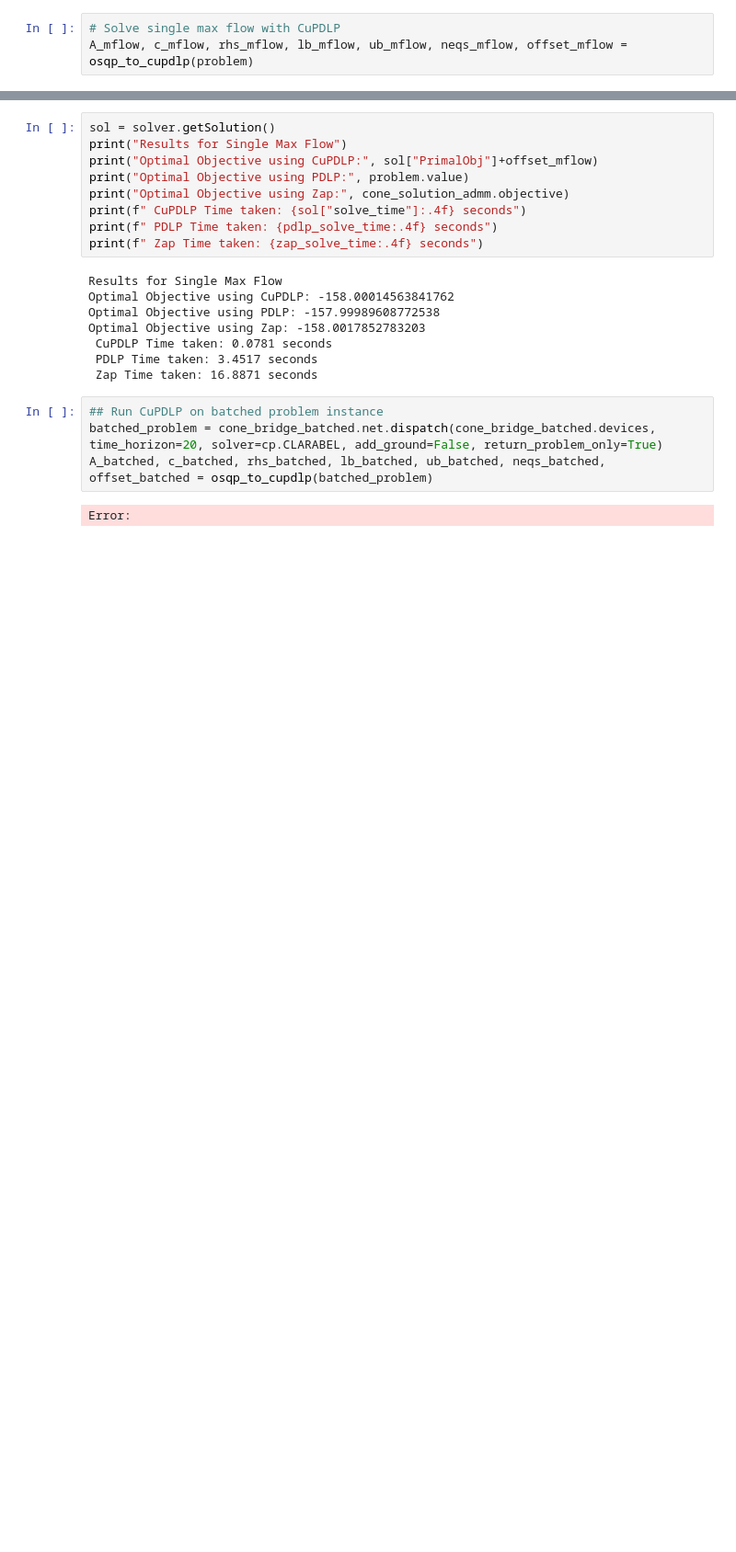
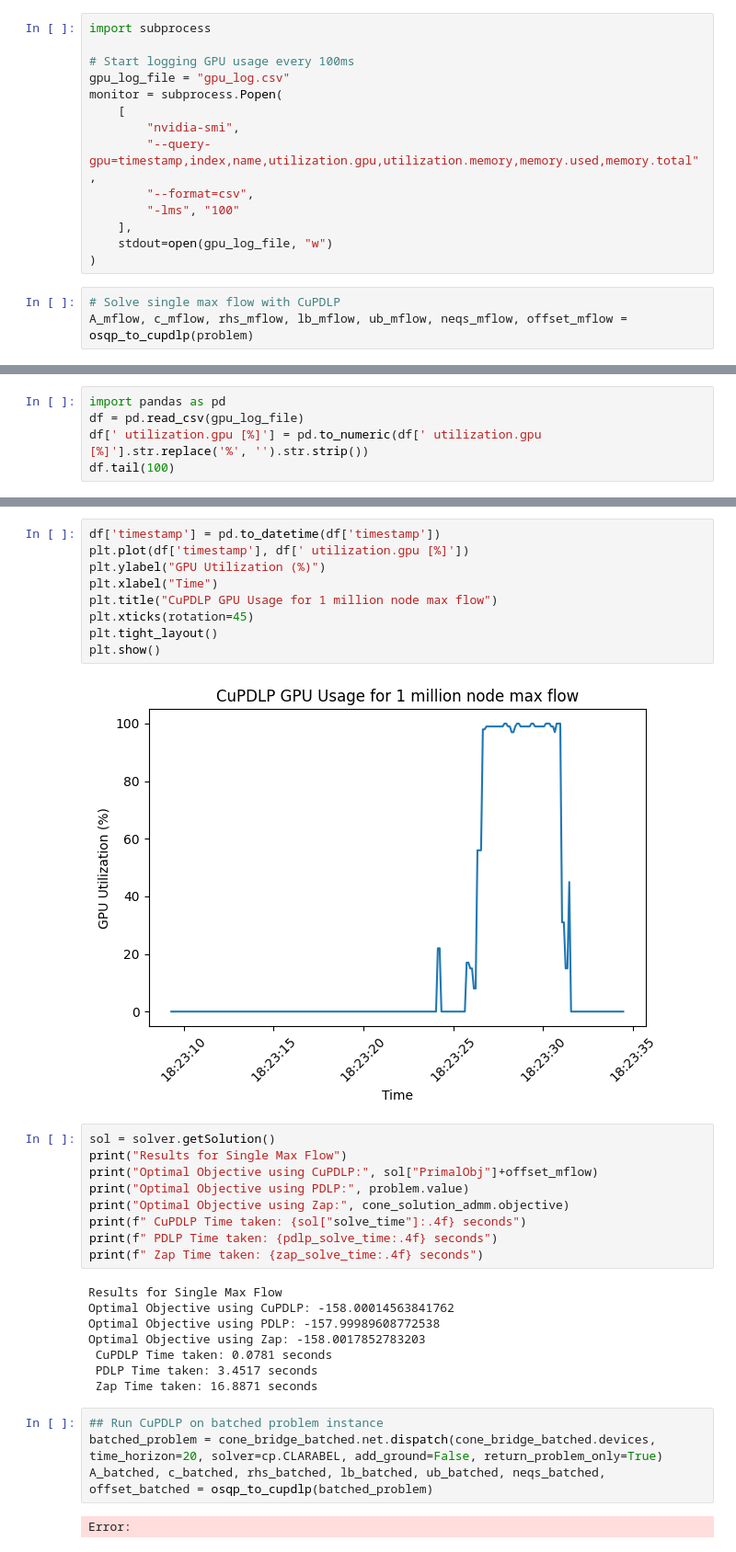
Before and after one commit to degleris1/zap, a Jupyter notebook: cone_notebooks/pdlp_tb.ipynb, the cells around one changed output, grey strips where cells are left out. Shown at 92% size. Drawn from its saved outputs; the diff is of its cells as text; blank space fills up the shorter version.

```diff
--- a/cone_notebooks/pdlp_tb.ipynb
+++ b/cone_notebooks/pdlp_tb.ipynb
@@ -376,6 +446,20 @@ print(f"Time taken: {pdlp_solve_time:.4f} seconds")
 # %% [output]
 Objective value: -157.99989608772538
 Time taken: 3.4517 seconds
+# %%
+import subprocess
+
+# Start logging GPU usage every 100ms
+gpu_log_file = "gpu_log.csv"
+monitor = subprocess.Popen(
+    [
+        "nvidia-smi",
+        "--query-gpu=timestamp,index,name,utilization.gpu,utilization.memory,memory.used,memory.total",
+        "--format=csv",
+        "-lms", "100"
+    ],
+    stdout=open(gpu_log_file, "w")
+)
 # %%
 # Solve single max flow with CuPDLP
 A_mflow, c_mflow, rhs_mflow, lb_mflow, ub_mflow, neqs_mflow, offset_mflow = osqp_to_cupdlp(problem)
@@ -404,0 +494,5 @@ enter main solve loop
+# %%
+import pandas as pd
+df = pd.read_csv(gpu_log_file)
+df[' utilization.gpu [%]'] = pd.to_numeric(df[' utilization.gpu [%]'].str.replace('%', '').str.strip())
+df.tail(100)
@@ -405,3 +519,14 @@ enter main solve loop
+# %%
+df['timestamp'] = pd.to_datetime(df['timestamp'])
+plt.plot(df['timestamp'], df[' utilization.gpu [%]'])
+plt.ylabel("GPU Utilization (%)")
+plt.xlabel("Time")
+plt.title("CuPDLP GPU Usage for 1 million node max flow")
+plt.xticks(rotation=45)
+plt.tight_layout()
+plt.show()
+# %% [output]
+[figure, added]
 # %%
 sol = solver.getSolution()
 print("Results for Single Max Flow")
```
Also changed, not shown: parts of 15 cells of this notebook, 6 other files.
